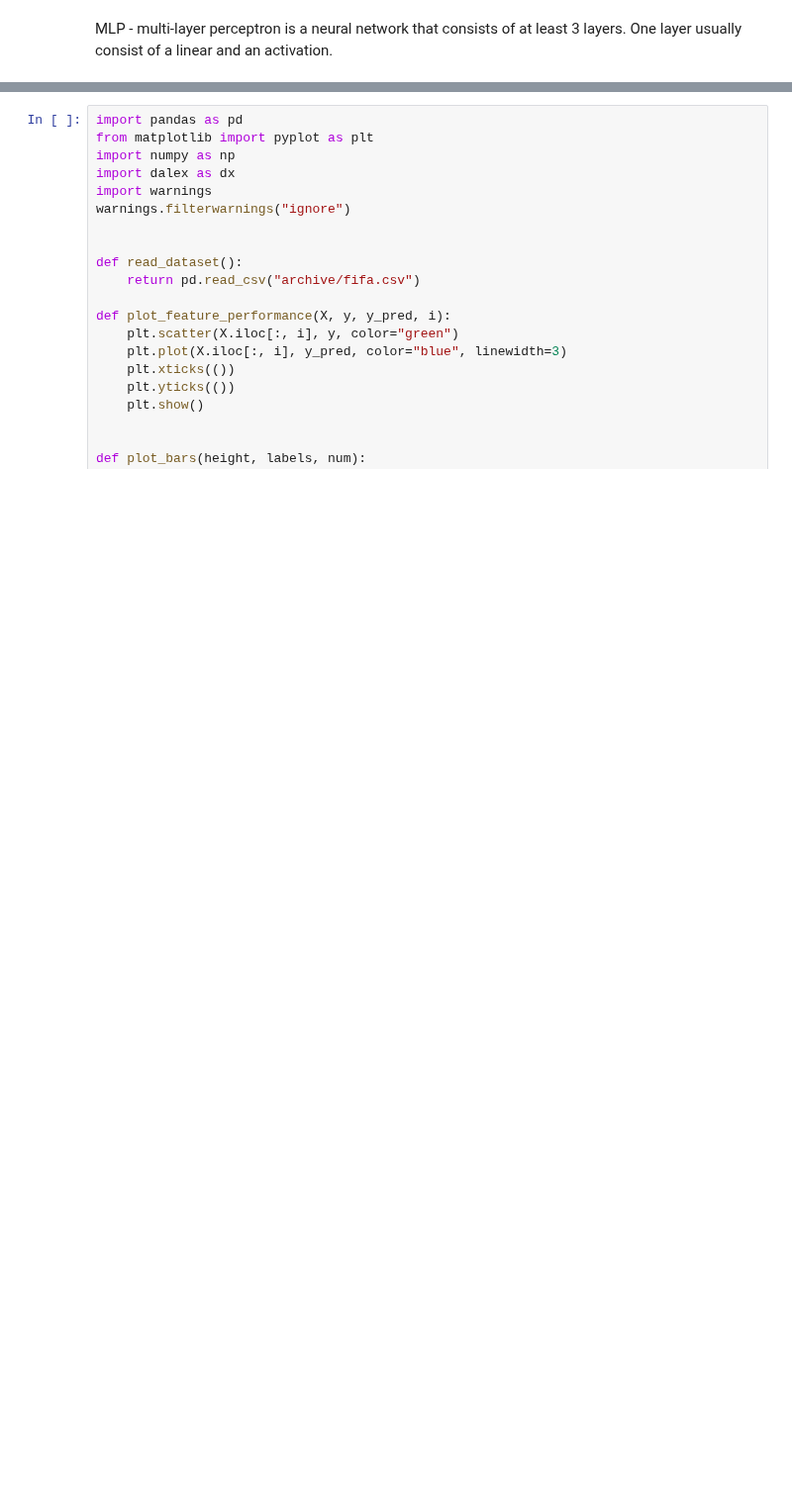
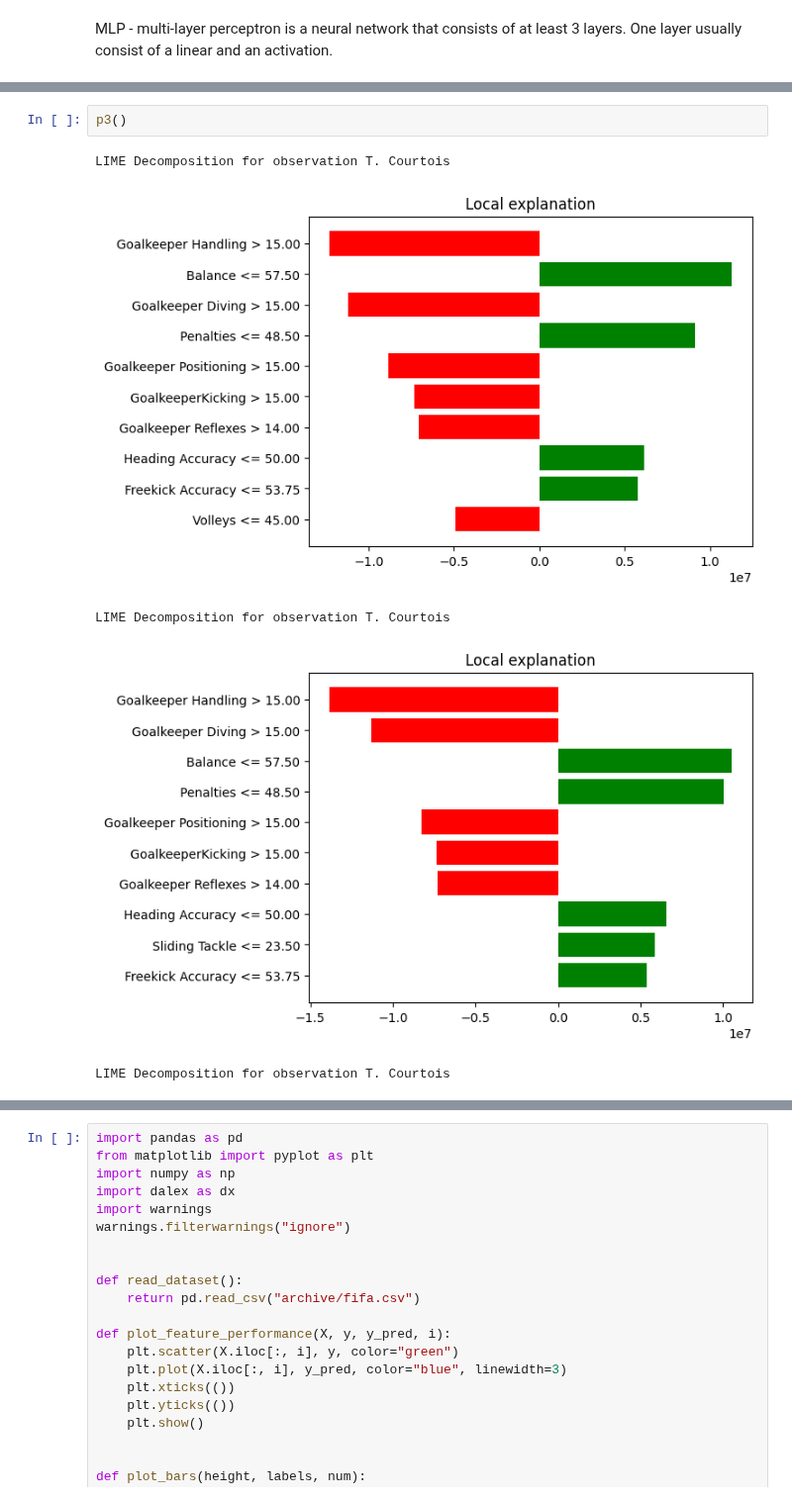
Before and after one commit to mim-uw/eXplainableMachineLearning-2023, a Jupyter notebook: Homeworks/HW3/JakubSkrajny/main.ipynb, the cells around one changed output, grey strips where cells are left out. Shown at 99% size. Saved outputs shown, nothing was run; the diff lists cells and outputs as text; blank space fills up the shorter version.

```diff
--- a/Homeworks/HW3/JakubSkrajny/main.ipynb
+++ b/Homeworks/HW3/JakubSkrajny/main.ipynb
@@ -36,0 +37,8 @@ LIME Decomposition for observation T. Courtois
+# %%
+p3()
+# %% [output]
+LIME Decomposition for observation T. Courtois
+[figure, added]
+LIME Decomposition for observation T. Courtois
+[figure, added]
+LIME Decomposition for observation T. Courtois
```
Also changed, not shown: parts of 5 cells of this notebook, 1 other file.
